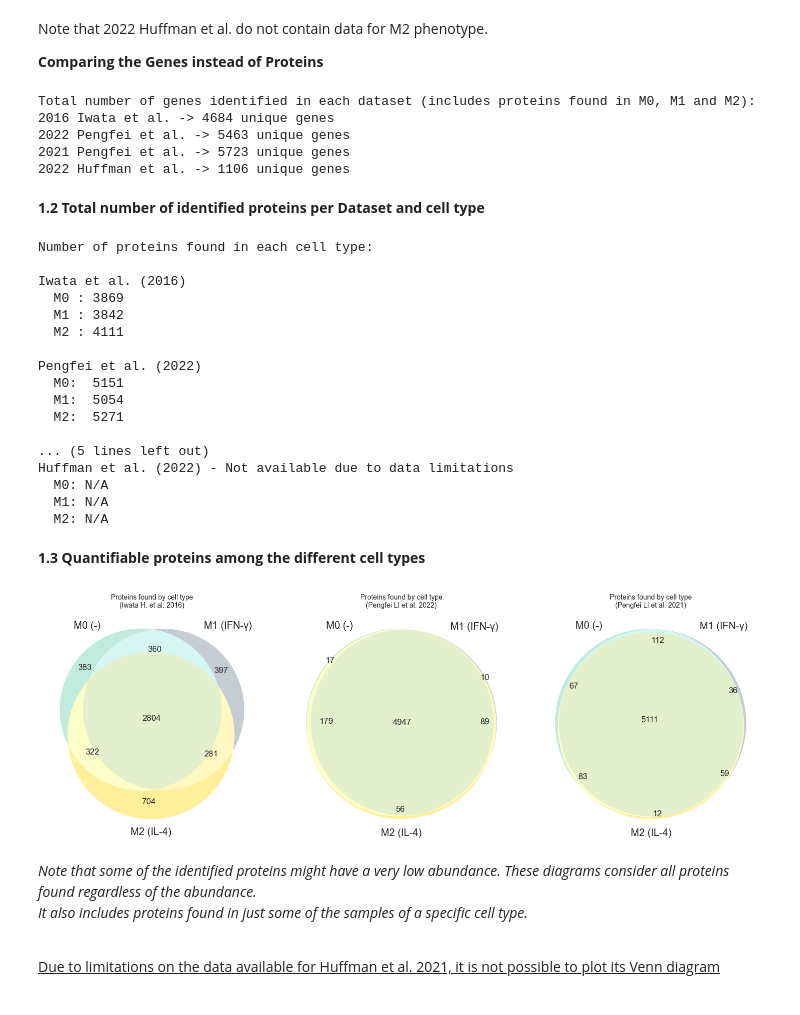
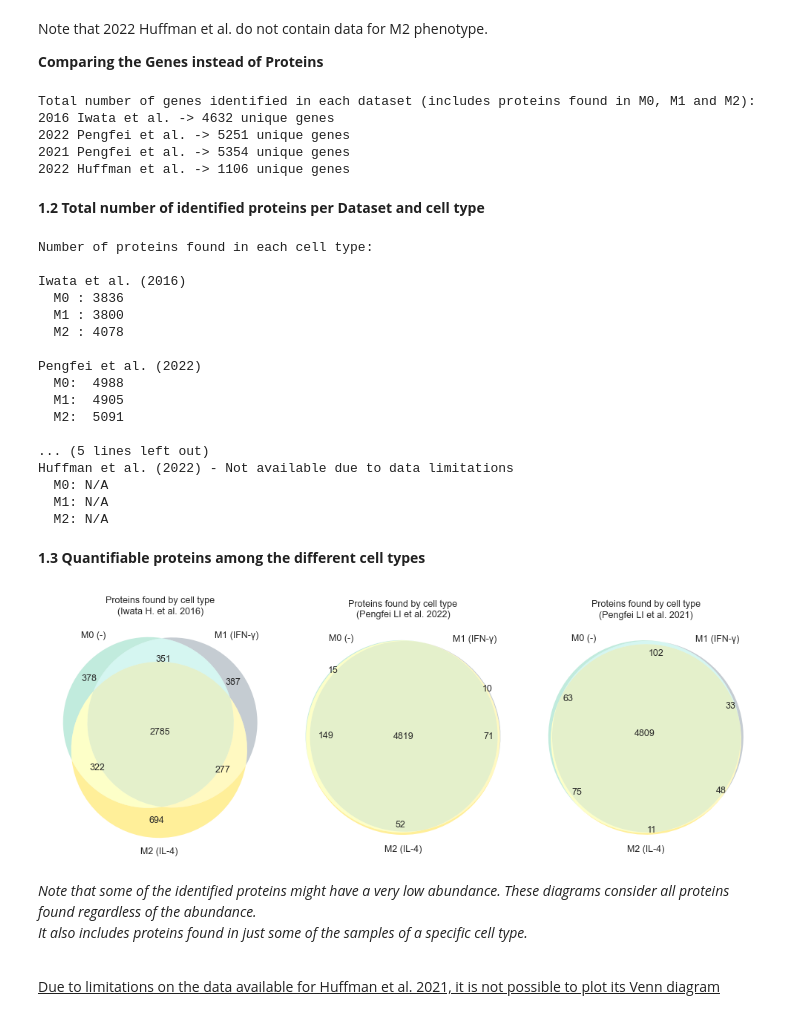
Before and after one commit to powwowath/pyMSpro, a Jupyter notebook: 00_workflow_META-ANALYSIS.ipynb, the cells around one changed output. Saved outputs shown, nothing was run; the diff lists cells and outputs as text; code cells hidden in the pictures.

```diff
--- a/00_workflow_META-ANALYSIS.ipynb
+++ b/00_workflow_META-ANALYSIS.ipynb
@@ -73,0 +63,7 @@ plt.rcParams.update({'ytick.labelsize': 8})
+# %%
+uniprot = UniprotClient()
+
+TRANSLATE_PROTEIN_ID = True   # True is required. False not allowed anymore
+MIN_NUM_PEPTIDE_THRESHOLD = 2     # Minimum number of peptides required to consider a protein as identified
+
+warnings.filterwarnings('ignore')
@@ -504,6 +573,15 @@ print("  Pengfei et al. (2022):", df_2022_pengfei[df_2022_pengfei["# PSMs"] < 5]
 df_2022_pengfei = df_2022_pengfei[df_2022_pengfei["# PSMs"] >= 5]
 print("  Pengfei et al. (2021):", df_2021_pengfei[df_2021_pengfei["# PSMs"] < 5].shape[0], "out of",df_2021_pengfei.shape[0], "proteins have been removed")
 df_2021_pengfei = df_2021_pengfei[df_2021_pengfei["# PSMs"] >= 5]
+
+# Filter by the number of peptides
+print("\n-- Removing proteins that have less than 2 peptides --------------------------------------------------------")
+print("  Iwata et al. (2016):", df_2016_iwata[df_2016_iwata["# Peptides"] < MIN_NUM_PEPTIDE_THRESHOLD].shape[0], "out of",df_2016_iwata.shape[0], "proteins have been removed")
+df_2016_iwata = df_2016_iwata[df_2016_iwata["# Peptides"] >= MIN_NUM_PEPTIDE_THRESHOLD]
+print("  Pengfei et al. (2022):", df_2022_pengfei[df_2022_pengfei["# Peptides"] < MIN_NUM_PEPTIDE_THRESHOLD].shape[0], "out of",df_2022_pengfei.shape[0], "proteins have been removed")
+df_2022_pengfei = df_2022_pengfei[df_2022_pengfei["# Peptides"] >= MIN_NUM_PEPTIDE_THRESHOLD]
+print("  Pengfei et al. (2021):", df_2021_pengfei[df_2021_pengfei["# Peptides"] < MIN_NUM_PEPTIDE_THRESHOLD].shape[0], "out of",df_2021_pengfei.shape[0], "proteins have been removed")
+df_2021_pengfei = df_2021_pengfei[df_2021_pengfei["# Peptides"] >= MIN_NUM_PEPTIDE_THRESHOLD]
 # %% [output]
 -- Removing proteins from Iwata et al. (2016) dataset with null values in the column ['126/126'] ----------
   Proteins with null values: 46
@@ -633,9 +716,9 @@ for i in range(len(df_studies)):
     print(df_studies["Study"][i], "->", df_studies["Unique Genes"][i], "unique genes")
 # %% [output]
 Total number of genes identified in each dataset (includes proteins found in M0, M1 and M2):
-2016 Iwata et al. -> 4684 unique genes
-2022 Pengfei et al. -> 5463 unique genes
-2021 Pengfei et al. -> 5723 unique genes
+2016 Iwata et al. -> 4632 unique genes
+2022 Pengfei et al. -> 5251 unique genes
+2021 Pengfei et al. -> 5354 unique genes
 2022 Huffman et al. -> 1106 unique genes
 # %% [markdown]
 **1.2 Total number of identified proteins per Dataset and cell type**
@@ -664,14 +747,14 @@ print("  M2: N/A")
 Number of proteins found in each cell type:
 
 Iwata et al. (2016)
-  M0 : 3869
-  M1 : 3842
-  M2 : 4111
+  M0 : 3836
+  M1 : 3800
+  M2 : 4078
 
 Pengfei et al. (2022)
-  M0:  5151
-  M1:  5054
-  M2:  5271
+  M0:  4988
+  M1:  4905
+  M2:  5091
 
 ... (5 lines left out)
 Huffman et al. (2022) - Not available due to data limitations
@@ -681,39 +764,56 @@ Huffman et al. (2022) - Not available due to data limitations
 # %% [markdown]
 **1.3 Quantifiable proteins among the different cell types**
 # %%
-fig, ax = plt.subplots(1, 3, figsize=(15, 5))
+from matplotlib_venn import venn3
+
+# Create the figure with subplots
+fig, ax = plt.subplots(1, 3, figsize=(10, 4))
 
 # Venn diagram for the first experiment
 exp1_proteinsM0 = set(df_2016_iwata[df_2016_iwata["Type"] == "M0"].index)
 exp1_proteinsM1 = set(df_2016_iwata[df_2016_iwata["Type"] == "M1"].index)
 exp1_proteinsM2 = set(df_2016_iwata[df_2016_iwata["Type"] == "M2"].index)
-venn3([exp1_proteinsM0, exp1_proteinsM1, exp1_proteinsM2], set_labels=('M0 (-)', 'M1 (IFN-γ)', 'M2 (IL-4)'), set_colors=('mediumaquamarine', 'slategrey', 'gold'), ax=ax[0])
+venn1 = venn3([exp1_proteinsM0, exp1_proteinsM1, exp1_proteinsM2],
+              set_labels=('M0 (-)', 'M1 (IFN-γ)', 'M2 (IL-4)'),
+              set_colors=('mediumaquamarine', 'slategrey', 'gold'),
+              ax=ax[0])
 ax[0].set_title("Proteins found by cell type\n(Iwata H. et al. 2016)")
 
 # Venn diagram for the second experiment
 exp2_proteinsM0 = set(df_2022_pengfei[df_2022_pengfei["Abundances (Grouped): M0"] > 0].index)
 exp2_proteinsM1 = set(df_2022_pengfei[df_2022_pengfei["Abundances (Grouped): M1"] > 0].index)
 exp2_proteinsM2 = set(df_2022_pengfei[df_2022_pengfei["Abundances (Grouped): M2"] > 0].index)
-venn3([exp2_proteinsM0, exp2_proteinsM1, exp2_proteinsM2], set_labels=('M0 (-)', 'M1 (IFN-γ)', 'M2 (IL-4)'), set_colors=('mediumaquamarine', 'slategrey', 'gold'), ax=ax[1])
+venn2 = venn3([exp2_proteinsM0, exp2_proteinsM1, exp2_proteinsM2],
+              set_labels=('M0 (-)', 'M1 (IFN-γ)', 'M2 (IL-4)'),
+              set_colors=('mediumaquamarine', 'slategrey', 'gold'),
+              ax=ax[1])
 ax[1].set_title("Proteins found by cell type\n(Pengfei LI et al. 2022)")
 
 # Venn diagram for the third experiment
 exp3_proteinsM0 = set(df_2021_pengfei[df_2021_pengfei["Abundances (Grouped): M0"] > 0].index)
 exp3_proteinsM1 = set(df_2021_pengfei[df_2021_pengfei["Abundances (Grouped): M1"] > 0].index)
 exp3_proteinsM2 = set(df_2021_pengfei[df_2021_pengfei["Abundances (Grouped): M2"] > 0].index)
-venn3([exp3_proteinsM0, exp3_proteinsM1, exp3_proteinsM2], set_labels=('M0 (-)', 'M1 (IFN-γ)', 'M2 (IL-4)'), set_colors=('mediumaquamarine', 'slategrey', 'gold'), ax=ax[2])
+venn3 = venn3([exp3_proteinsM0, exp3_proteinsM1, exp3_proteinsM2],
+              set_labels=('M0 (-)', 'M1 (IFN-γ)', 'M2 (IL-4)'),
+              set_colors=('mediumaquamarine', 'slategrey', 'gold'),
+              ax=ax[2])
 ax[2].set_title("Proteins found by cell type\n(Pengfei LI et al. 2021)")
 
 
-# For the experiment 5 it is not possible due to the lack of information about the proteins found in each cell type
-#exp5_proteinsM0 = set(df_huffman_adata.obs[df_huffman_adata.obs["celltype"] == "untreated"].index)
-#exp5_proteinsM1 = set(df_huffman_adata.obs[df_huffman_adata.obs["celltype"] == "LPS"].index)
-exp5_proteins = set(df_huffman_adata.var.index)
+# Set the font size for the set labels and subset labels for all diagrams
+for venn in [venn1, venn2, venn3]:
+    for label in venn.set_labels:
+        if label is not None:
+            label.set_fontsize(9)
+
+    for label in venn.subset_labels:
+        if label is not None:
+            label.set_fontsize(9)
 
 plt.tight_layout()
 plt.show()
 # %% [output]
-[figure, old version]
+[figure, new version]
 # %% [markdown]
 *Note that some of the identified proteins might have a very low abundance. These diagrams consider all proteins found regardless of the abundance.
 <br>It also includes proteins found in just some of the samples of a specific cell type.*
```
Also changed, not shown: parts of 60 cells of this notebook.
